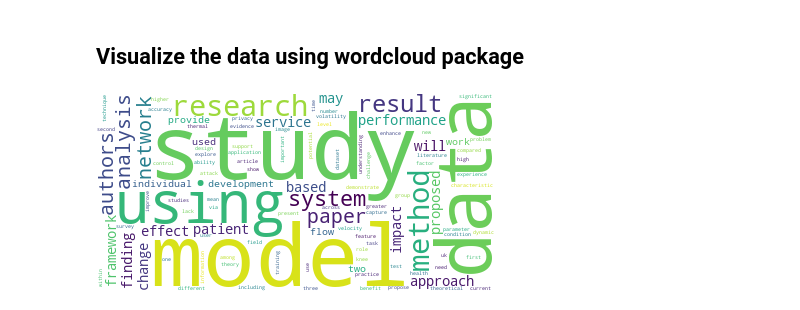
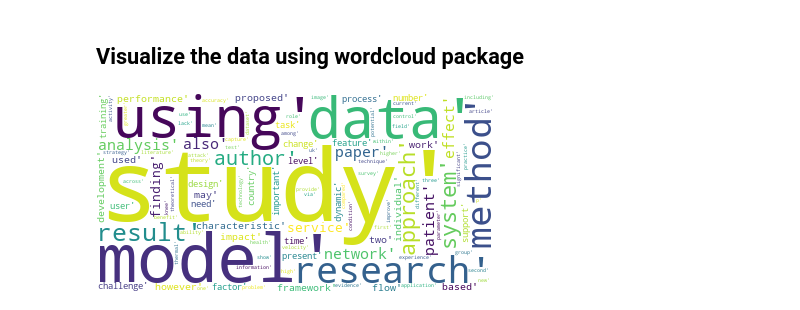
Before and after one commit to Fatai-soliu/Topic_modelling, a Jupyter notebook: Soliu_Fatai Topic Modelling.ipynb, the cells around one changed output. Cells and saved outputs as stored; diff of their text form; code cells hidden in the pictures.

```diff
--- a/Soliu_Fatai Topic Modelling.ipynb
+++ b/Soliu_Fatai Topic Modelling.ipynb
@@ -229,18 +229,18 @@ papers.tail()
 # %%
 # Visualize the data using wordcloud package
 # Import the wordcloud library
 from wordcloud import WordCloud
 
 # Join the different processed titles together
-long_string = ' '.join(papers['paper_text_preprocessed'])
+long_string = ' '.join((str(l) for l in papers['paper_words_excl_sw']))
 
 # Create a WordCloud object
 wordcloud = WordCloud(background_color="white", max_words=1000, contour_width=3, contour_color='steelblue')
 
 #Generate a word cloud
 wordcloud.generate(long_string)
 
 #Visualize the word cloud
 wordcloud.to_image()
 # %% [output]
-[figure, old version]
+[figure, new version]
```
Also changed, not shown: parts of 22 cells of this notebook.
